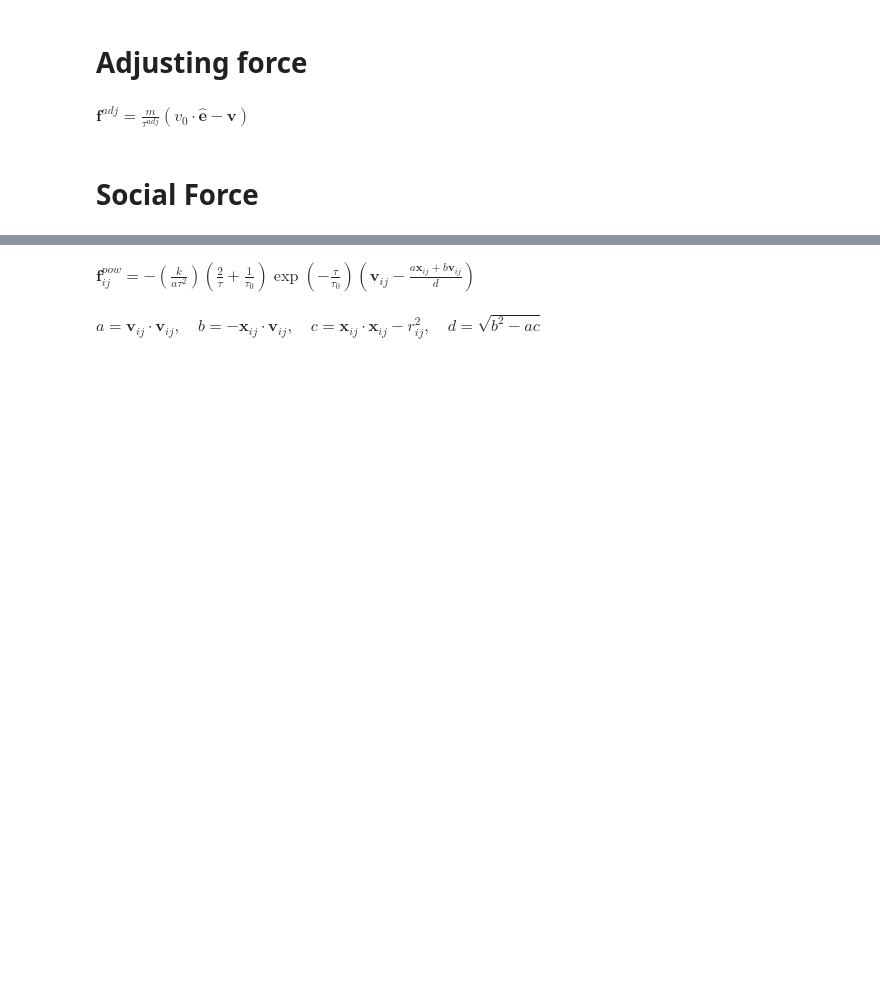
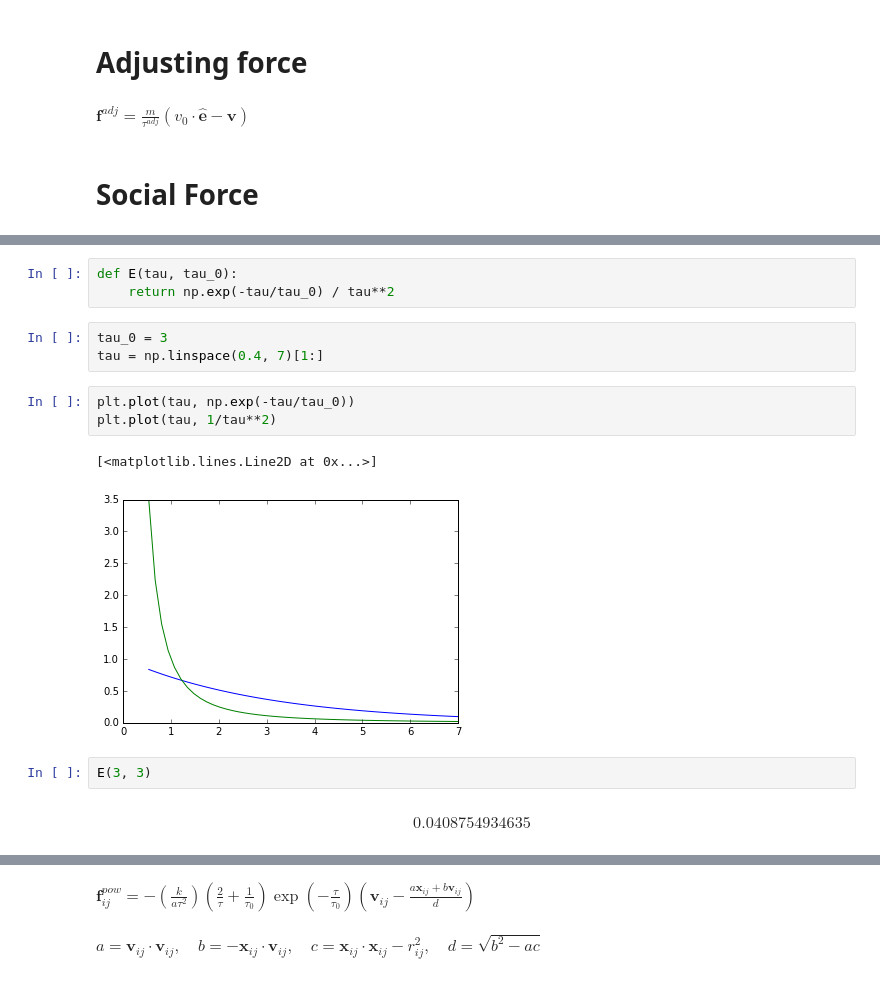
Before and after one commit to crowddynamics/crowddynamics, a Jupyter notebook: notebooks/Motion.ipynb, the cells around one changed output, grey strips where cells are left out. Drawn from its saved outputs; the diff is of its cells as text; blank space fills up the shorter version.

```diff
--- a/notebooks/Motion.ipynb
+++ b/notebooks/Motion.ipynb
@@ -28,0 +41,16 @@ $\mathbf{f}^{adj} = \frac{m}{\tau^{adj}} (v_{0} \cdot \hat{\mathbf{e}} -\mathbf{
+# %%
+def E(tau, tau_0):
+    return np.exp(-tau/tau_0) / tau**2
+# %%
+tau_0 = 3
+tau = np.linspace(0.4, 7)[1:]
+# %%
+plt.plot(tau, np.exp(-tau/tau_0))
+plt.plot(tau, 1/tau**2)
+# %% [output]
+[<matplotlib.lines.Line2D at 0x...>]
+[figure, added]
+# %%
+E(3, 3)
+# %% [output]
+$$0.0408754934635$$
```
Also changed, not shown: parts of 5 cells of this notebook, 10 other files.
